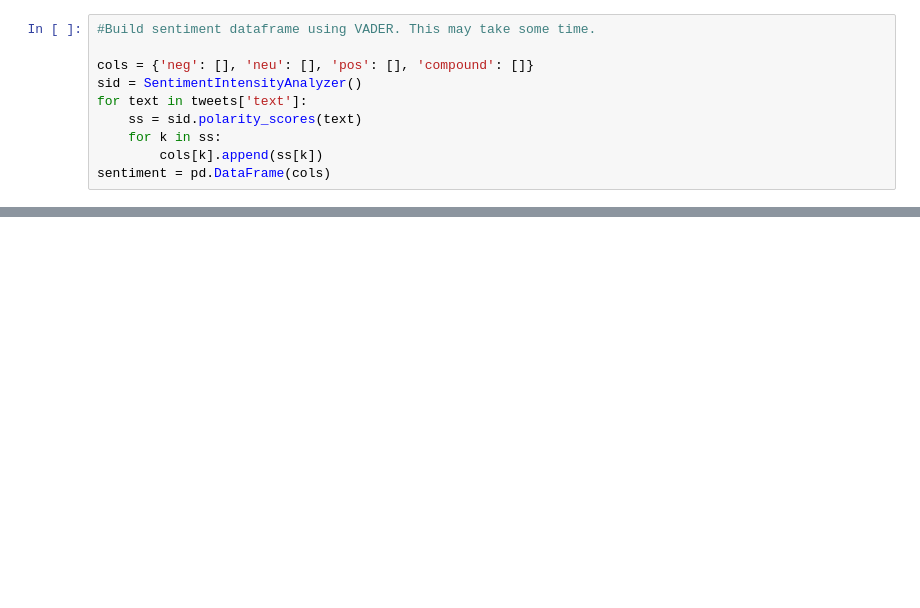
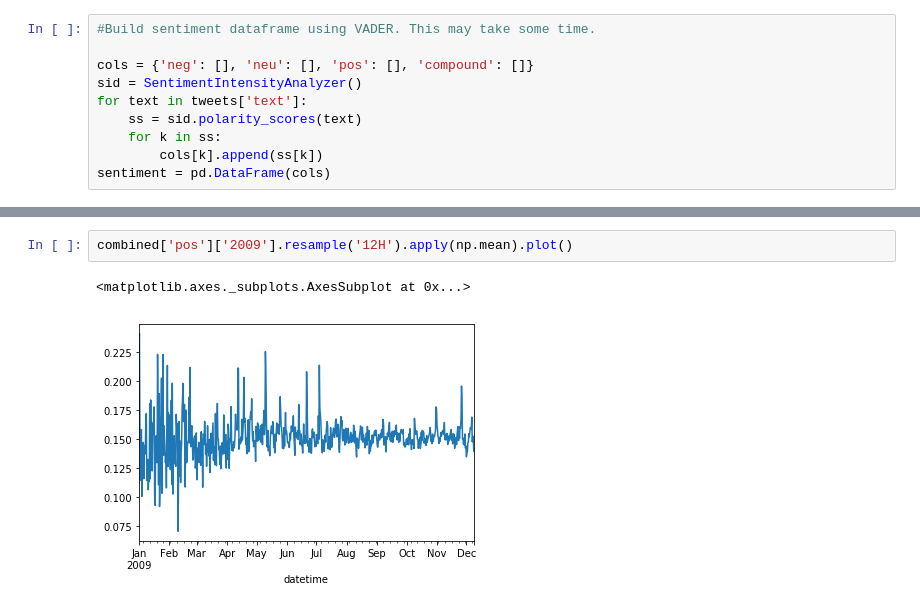
Before and after one commit to Hudsonnc/siooscillate-twitter, a Jupyter notebook: Big Twitter Preprocessing.ipynb, the cells around one changed output, grey strips where cells are left out. Saved outputs shown, nothing was run; the diff lists cells and outputs as text; blank space fills up the shorter version.

```diff
--- a/Big Twitter Preprocessing.ipynb
+++ b/Big Twitter Preprocessing.ipynb
@@ -91,0 +101,5 @@ combined.to_csv('raw data/Twitter_big/training_set_tweets_processed.csv')
+# %%
+combined['pos']['2009'].resample('12H').apply(np.mean).plot()
+# %% [output]
+<matplotlib.axes._subplots.AxesSubplot at 0x...>
+[figure, added]
```
Also changed, not shown: parts of 9 cells of this notebook, 2 other files.
